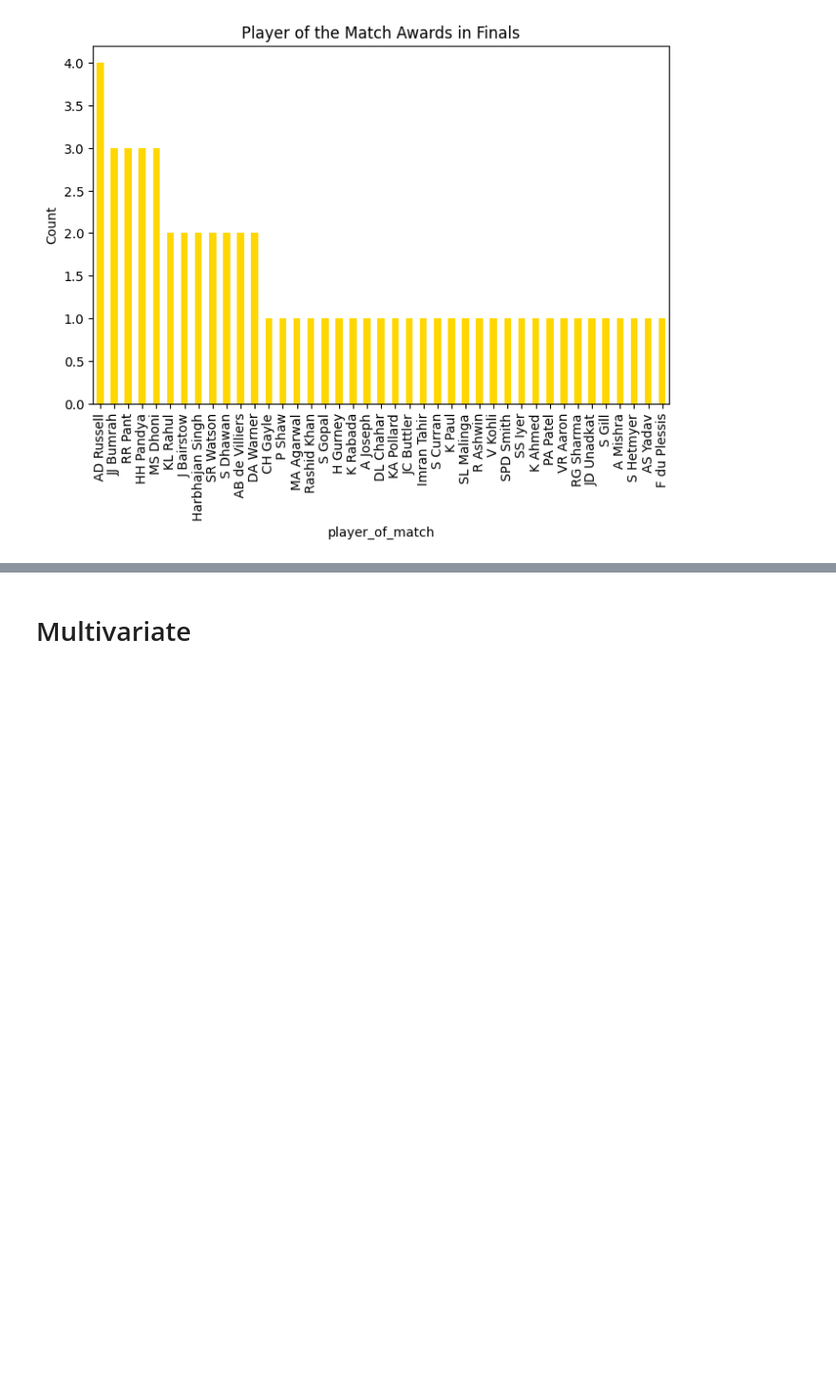
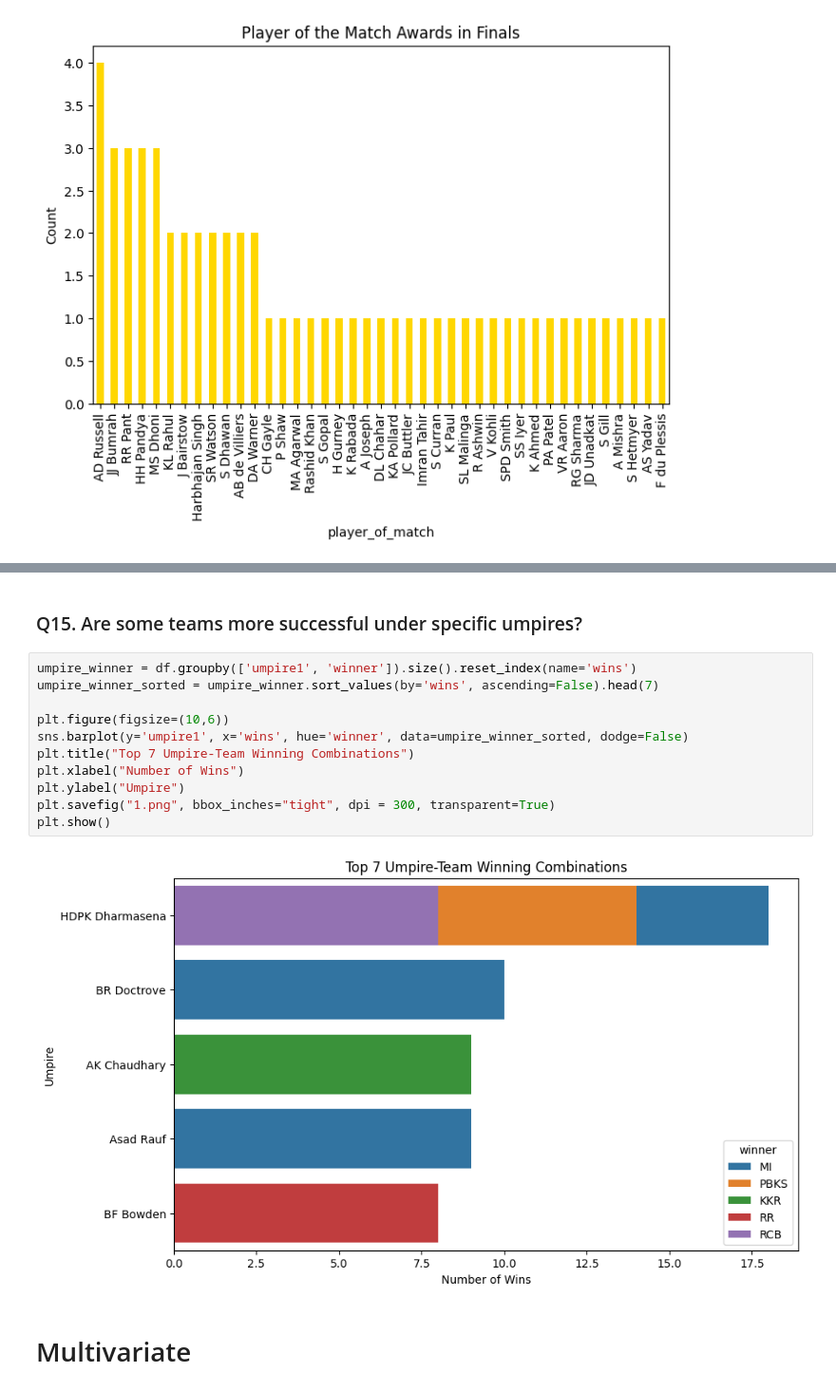
Before and after one commit to lukhi-laksh/Collage, a Jupyter notebook: Sem-1/Data Science/Project-1/Project_1.ipynb, the cells around one changed output, grey strips where cells are left out. Shown at 95% size. Saved outputs shown, nothing was run; the diff lists cells and outputs as text; blank space fills up the shorter version.

```diff
--- a/Sem-1/Data Science/Project-1/Project_1.ipynb
+++ b/Sem-1/Data Science/Project-1/Project_1.ipynb
@@ -549,3 +563,18 @@ plt.show()
+# %% [markdown]
+### Q15. Are some teams more successful under specific umpires?
+# %%
+umpire_winner = df.groupby(['umpire1', 'winner']).size().reset_index(name='wins')
+umpire_winner_sorted = umpire_winner.sort_values(by='wins', ascending=False).head(7)
+
+plt.figure(figsize=(10,6))
+sns.barplot(y='umpire1', x='wins', hue='winner', data=umpire_winner_sorted, dodge=False)
+plt.title("Top 7 Umpire-Team Winning Combinations")
+plt.xlabel("Number of Wins")
+plt.ylabel("Umpire")
+plt.savefig("1.png", bbox_inches="tight", dpi = 300, transparent=True)
+plt.show()
+# %% [output]
+[figure, added]
 # %% [markdown]
 # Multivariate
 # %% [markdown]
```
Also changed, not shown: parts of 10 cells of this notebook, 2 other files.
